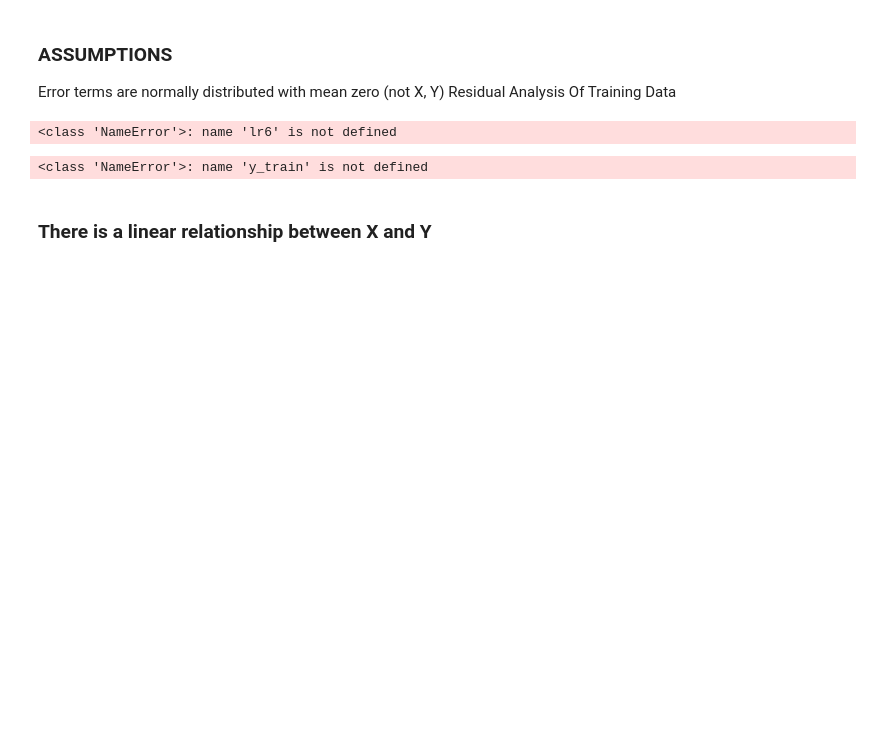
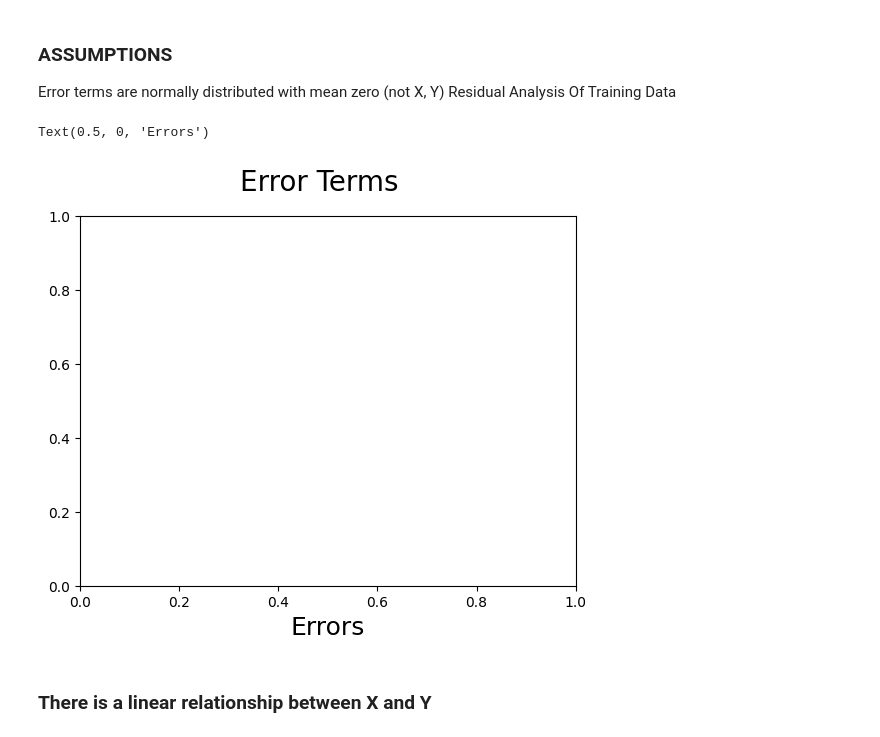
Before and after one commit to ManishThapa27/linear-regression-assignment, a Jupyter notebook: bike-problem.ipynb, the cells around one changed output. Cells and saved outputs as stored; diff of their text form; code cells hidden in the pictures; blank space fills up the shorter version.

```diff
--- a/bike-problem.ipynb
+++ b/bike-problem.ipynb
@@ -585,7 +754,3 @@ const: The Constant value of ‘0.084143’ indicated that, in the absence of al
 ### ASSUMPTIONS
 Error terms are normally distributed with mean zero (not X, Y)
 Residual Analysis Of Training Data
-# %%
-y_train_pred = lr6.predict(X_train_lm6)
-# %% [output]
-<class 'NameError'>: name 'lr6' is not defined
@@ -592,12 +759,13 @@ y_train_pred = lr6.predict(X_train_lm6)
 # %%
-res = y_train-y_train_pred
+#res = y_train-y_train_pred
 # Plot the histogram of the error terms
 fig = plt.figure()
-sns.distplot((res), bins = 20)
+#sns.distplot((res), bins = 20)
 fig.suptitle('Error Terms', fontsize = 20)                  # Plot heading
 plt.xlabel('Errors', fontsize = 18)                         # X-label
 # %% [output]
-<class 'NameError'>: name 'y_train' is not defined
+Text(0.5, 0, 'Errors')
+[figure, added]
 # %% [markdown]
 ### There is a linear relationship between X and Y
 # %%
```
Also changed, not shown: parts of 82 cells of this notebook.
